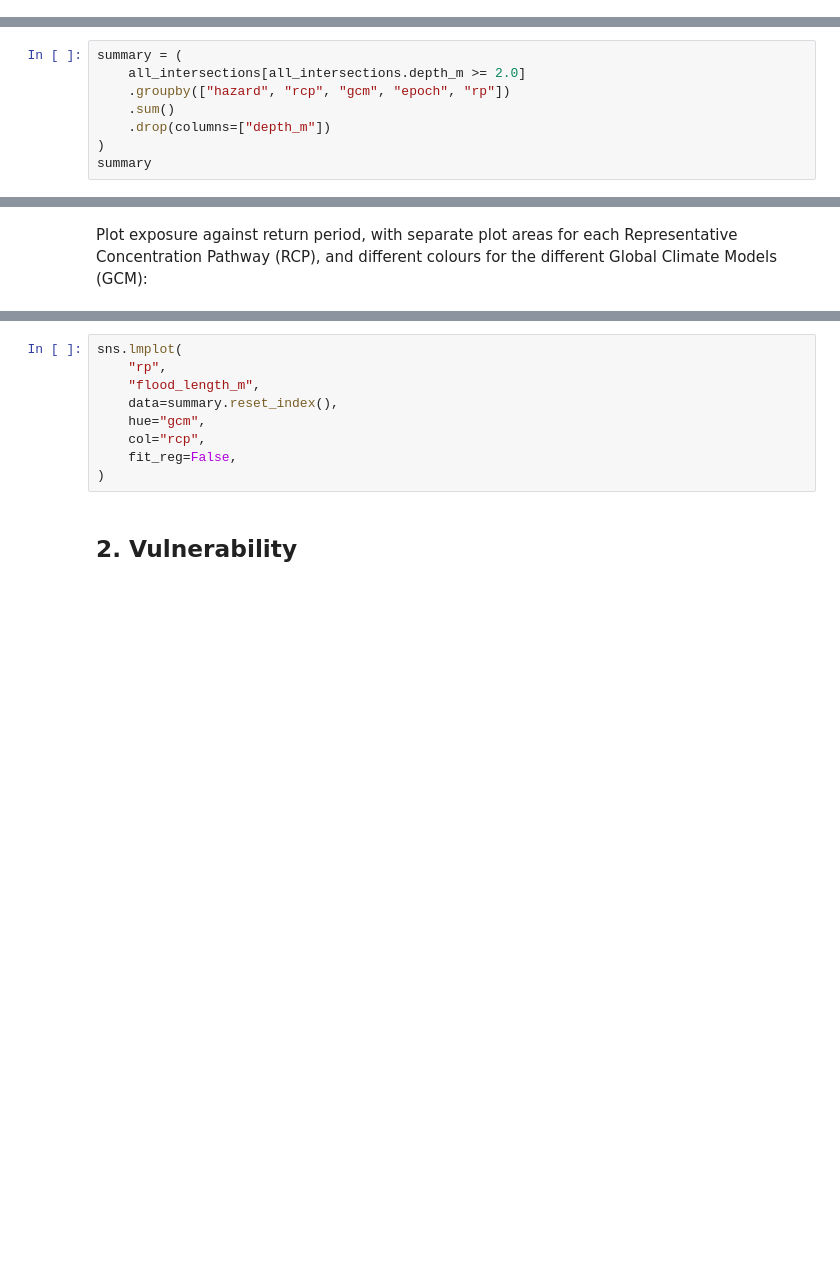
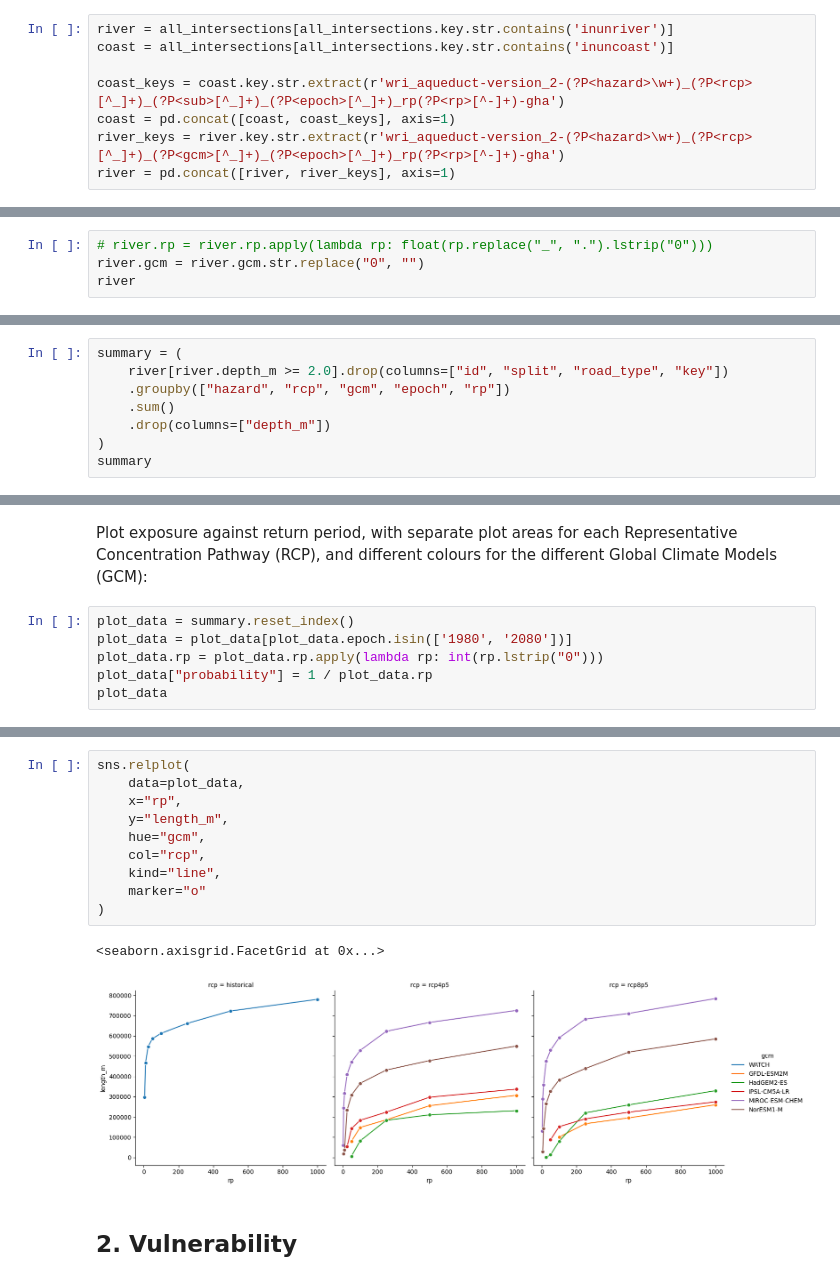
Before and after one commit to nismod/snail, a Jupyter notebook: tutorials/02-assess-damage-and-disruption.ipynb, the cells around one changed output, grey strips where cells are left out. Cells and saved outputs as stored; diff of their text form; blank space fills up the shorter version.

Commit message:
Update tutorials to use snail intersection and damage curves

```diff
--- a/tutorials/02-assess-damage-and-disruption.ipynb
+++ b/tutorials/02-assess-damage-and-disruption.ipynb
@@ -129,0 +148,8 @@ all_intersections
+# %%
+river = all_intersections[all_intersections.key.str.contains('inunriver')]
+coast = all_intersections[all_intersections.key.str.contains('inuncoast')]
+
+coast_keys = coast.key.str.extract(r'wri_aqueduct-version_2-(?P<hazard>\w+)_(?P<rcp>[^_]+)_(?P<sub>[^_]+)_(?P<epoch>[^_]+)_rp(?P<rp>[^-]+)-gha')
+coast = pd.concat([coast, coast_keys], axis=1)
+river_keys = river.key.str.extract(r'wri_aqueduct-version_2-(?P<hazard>\w+)_(?P<rcp>[^_]+)_(?P<gcm>[^_]+)_(?P<epoch>[^_]+)_rp(?P<rp>[^-]+)-gha')
+river = pd.concat([river, river_keys], axis=1)
@@ -129,0 +173,4 @@ all_intersections
+# %%
+# river.rp = river.rp.apply(lambda rp: float(rp.replace("_", ".").lstrip("0")))
+river.gcm = river.gcm.str.replace("0", "")
+river
@@ -132,6 +193,6 @@ Summarise total length of roads exposed to depth 2m or greater flooding, under d
 # %%
 summary = (
-    all_intersections[all_intersections.depth_m >= 2.0]
+    river[river.depth_m >= 2.0].drop(columns=["id", "split", "road_type", "key"])
     .groupby(["hazard", "rcp", "gcm", "epoch", "rp"])
     .sum()
     .drop(columns=["depth_m"])
@@ -140,2 +216,8 @@ summary
 # %% [markdown]
 Plot exposure against return period, with separate plot areas for each Representative Concentration Pathway (RCP), and different colours for the different Global Climate Models (GCM):
+# %%
+plot_data = summary.reset_index()
+plot_data = plot_data[plot_data.epoch.isin(['1980', '2080'])]
+plot_data.rp = plot_data.rp.apply(lambda rp: int(rp.lstrip("0")))
+plot_data["probability"] = 1 / plot_data.rp
+plot_data
@@ -142,12 +238,16 @@ Plot exposure against return period, with separate plot areas for each Represent
 # %%
-sns.lmplot(
-    "rp",
-    "flood_length_m",
-    data=summary.reset_index(),
+sns.relplot(
+    data=plot_data,
+    x="rp",
+    y="length_m",
     hue="gcm",
     col="rcp",
-    fit_reg=False,
+    kind="line",
+    marker="o"
 )
+# %% [output]
+<seaborn.axisgrid.FacetGrid at 0x...>
+[figure, added]
 # %% [markdown]
 ## 2. Vulnerability
 # %% [markdown]
```
Also changed, not shown: parts of 52 cells of this notebook, 2 other files.
